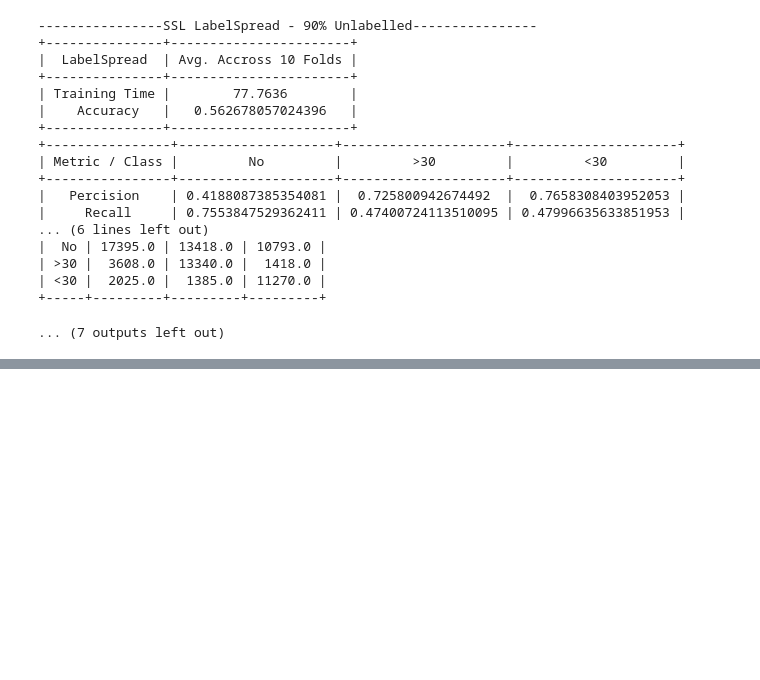
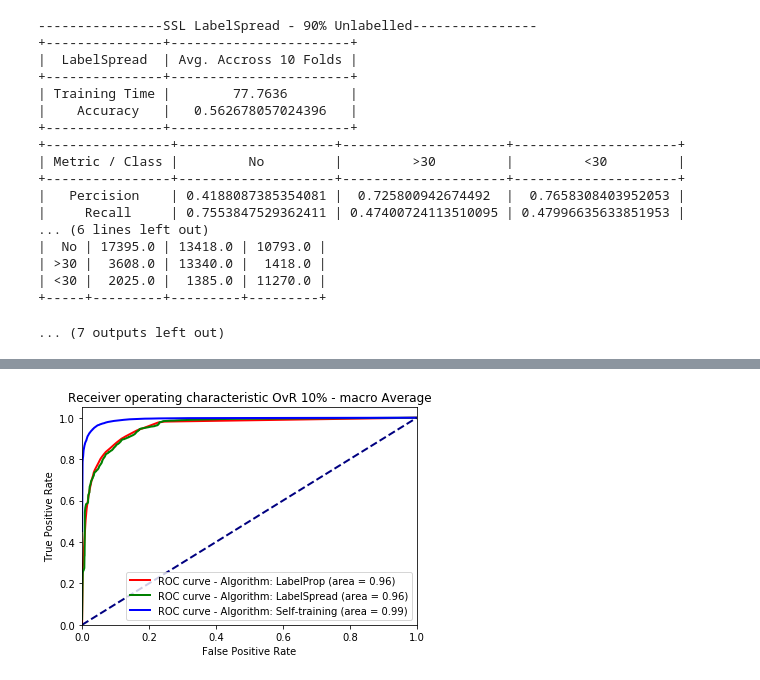
Before and after one commit to YahyaAlaaMassoud/CSI5155---Project-Fall-2020, a Jupyter notebook: SSL.ipynb, the cells around one changed output, grey strips where cells are left out. Saved outputs shown, nothing was run; the diff lists cells and outputs as text; code cells hidden in the pictures; blank space fills up the shorter version.

```diff
--- a/SSL.ipynb
+++ b/SSL.ipynb
@@ -510,0 +817,11 @@ print('-----------------------------------------------------------------------')
+# %%
+plot_roc_avg([labelProp_metrics_10,
+                labelSpread_metrics_10,
+                selftrain_metrics_10],
+               ['LabelProp',
+                'LabelSpread',
+                'Self-training'],
+               clf2clr,
+               micro=False, macro=True, p='10%')
+# %% [output]
+[figure, added]
```
Also changed, not shown: parts of 7 cells of this notebook.
